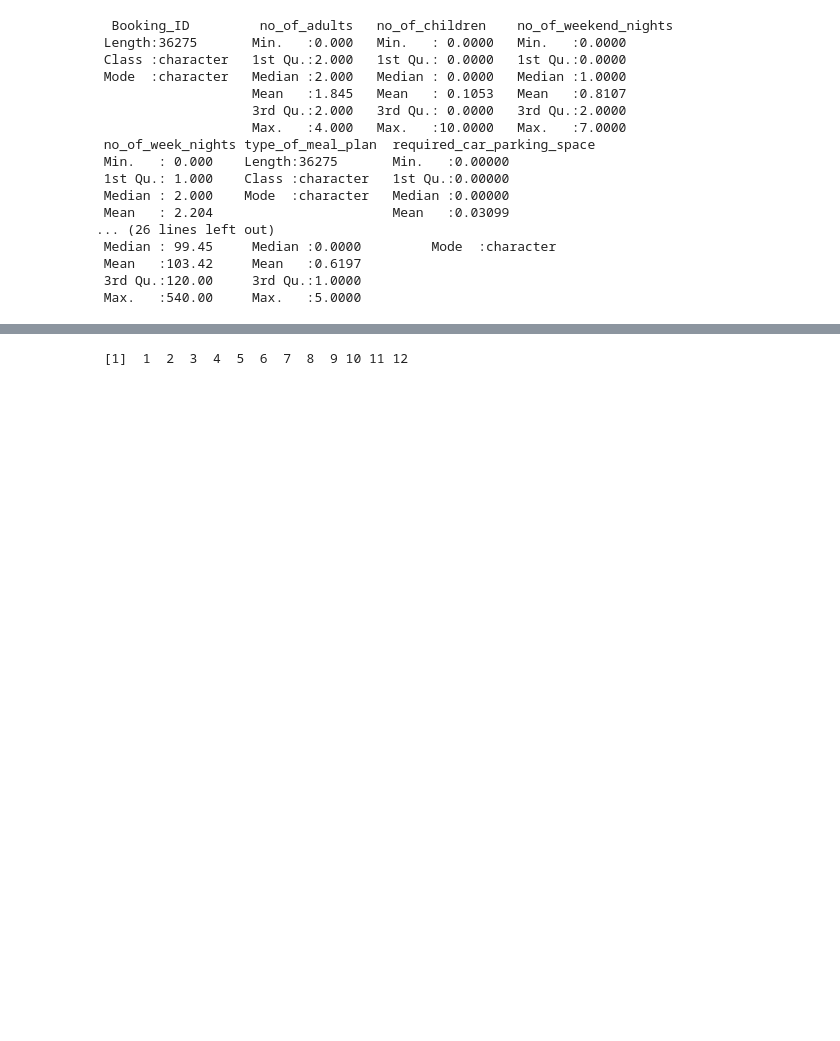
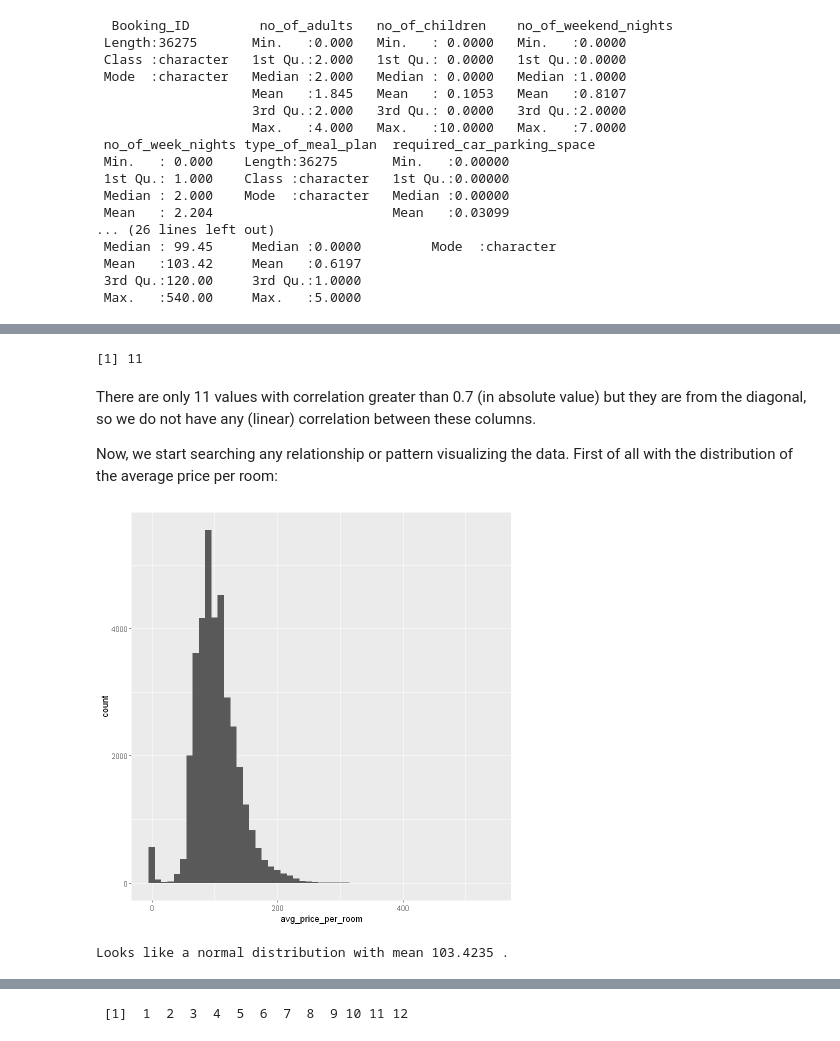
Before and after one commit to mgp165/trabajo_tema1, a Jupyter notebook: trabajo.ipynb, the cells around one changed output, grey strips where cells are left out. Cells and saved outputs as stored; diff of their text form; code cells hidden in the pictures; blank space fills up the shorter version.

Commit message:
Add files via upload
matriz correlaciones, comienzo de visualizacion de datos, solo precio medio (falta acabar esta variable)

```diff
--- a/trabajo.ipynb
+++ b/trabajo.ipynb
@@ -143,2 +172,17 @@ unique(data$booking_status)
+# %%
+length(cor[abs(cor)>0.7])
+# %% [output]
+[1] 11
+# %% [markdown]
+There are only 11 values with correlation greater than 0.7 (in absolute value) but they are from the diagonal, so we do not have any (linear) correlation between these columns.
+
+Now, we start searching any relationship or pattern visualizing the data. First of all with the distribution of the average price per room:
 # %%
-#hist(gapminder$no_of_previous_cancellations)
+ggplot2::ggplot(data)+
+    ggplot2::geom_histogram(ggplot2::aes(avg_price_per_room), binwidth= 10)
+# %% [output]
+[figure, added]
+# %%
+cat('Looks like a normal distribution with mean', mean(data$avg_price_per_room), end='.')
+# %% [output]
+Looks like a normal distribution with mean 103.4235 .
```
Also changed, not shown: parts of 16 cells of this notebook.
